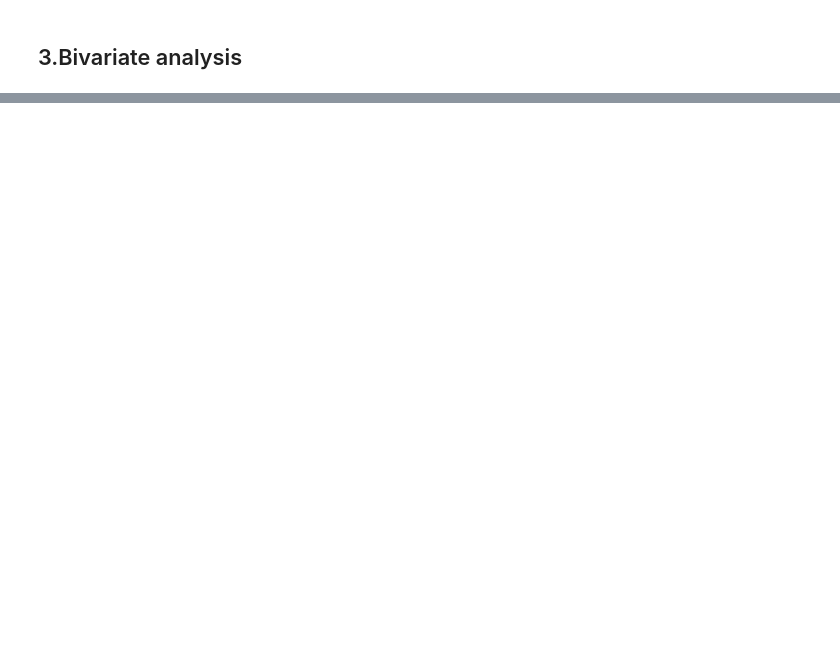
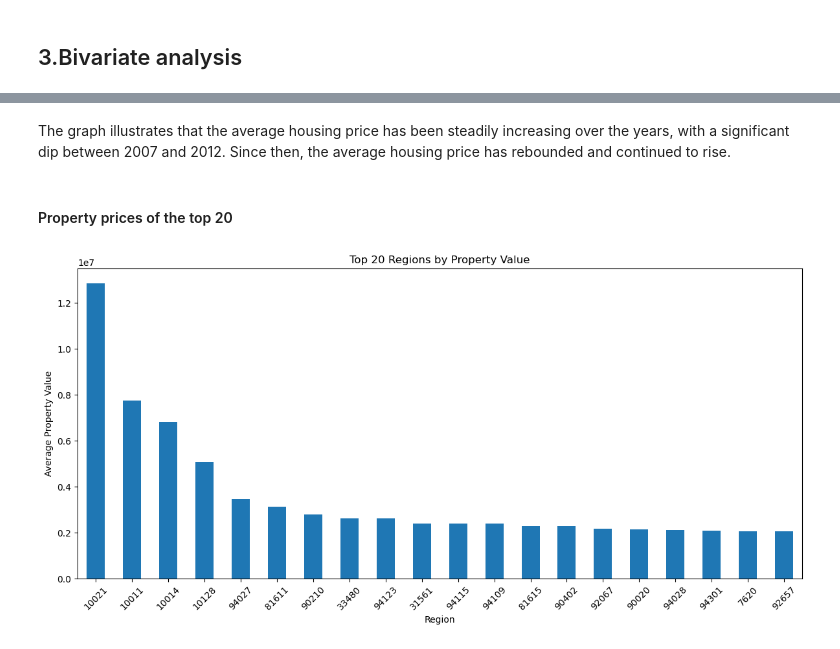
Before and after one commit to PaulMuniu/Phase-4-Group-Project, a Jupyter notebook: Student.ipynb, the cells around one changed output, grey strips where cells are left out. Drawn from its saved outputs; the diff is of its cells as text; code cells hidden in the pictures; blank space fills up the shorter version.

```diff
--- a/Student.ipynb
+++ b/Student.ipynb
@@ -575,0 +601,18 @@ Based on the observations above, it's clear that zip code counts have shown a st
+# %% [markdown]
+The graph illustrates that the average housing price has been steadily increasing over the years, with a significant dip between 2007 and 2012. Since then, the average housing price has rebounded and continued to rise.
+# %% [markdown]
+#### Property prices of the top 20
+# %%
+# Checking on top 20 regions by property prices
+
+plt.figure(figsize=(12, 6))
+top_regions = data.groupby('ZipCode')['Price'].mean().nlargest(20)
+top_regions.plot(kind='bar')
+plt.title("Top 20 Regions by Property Value")
+plt.xlabel("Region")
+plt.ylabel("Average Property Value")
+plt.xticks(rotation=45)
+plt.tight_layout()
+plt.show()
+# %% [output]
+[figure, added]
```
Also changed, not shown: parts of 4 cells of this notebook.
